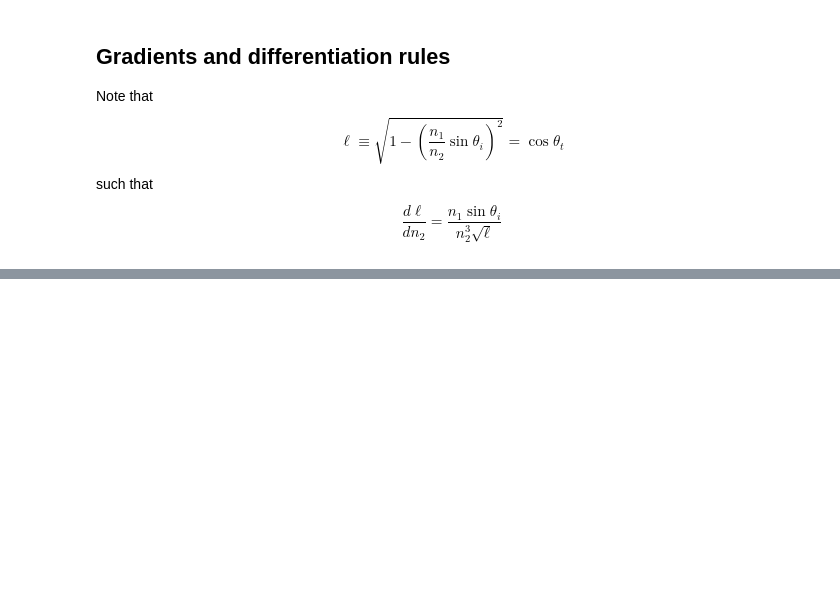
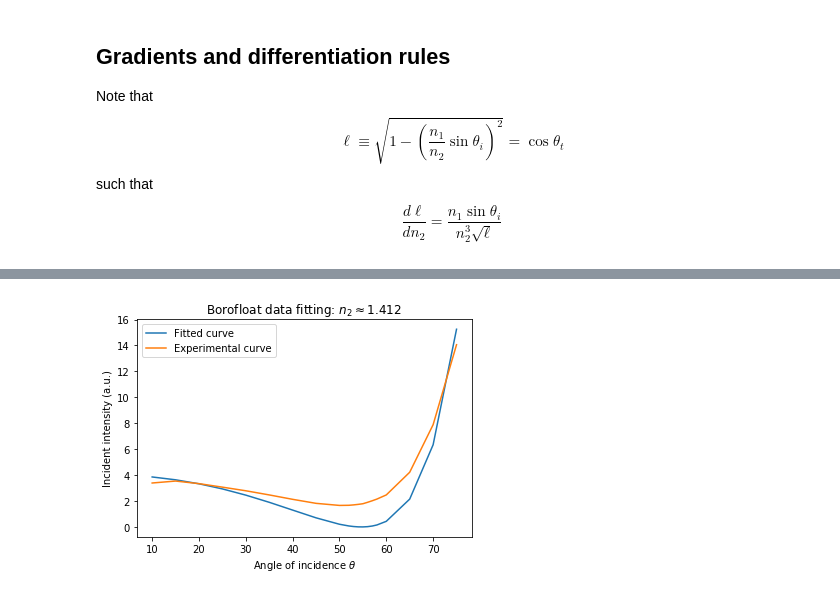
Before and after one commit to angeris/ee134-analysis, a Jupyter notebook: coefficient_optimization.ipynb, the cells around one changed output, grey strips where cells are left out. Cells and saved outputs as stored; diff of their text form; code cells hidden in the pictures; blank space fills up the shorter version.

```diff
--- a/coefficient_optimization.ipynb
+++ b/coefficient_optimization.ipynb
@@ -79,20 +84,19 @@ def grad_Rp(angle_i_rad, n_1, n_2):
 
     d_div = d_division(u, v, du, dv)
 
-
     return 2*(n_1*l - n_2*costi)/(n_1*l + n_2*costi)*d_div
 
-def sqrt_likelihood(angle_i_rad, n_1, n_2, coef, intensity_au):
+def sqrt_likelihood(angle_i_rad, n_1, n_2, coef, intensity_au, alpha=0):
     rp = Rp(angle_i_rad, n_1, n_2)
-    return coef*rp - intensity_au
+    return coef*rp - intensity_au - alpha
 
-def likelihood_grad_n2(angle_i_rad, n_1, n_2, coef, intensity_au):
-    l = sqrt_likelihood(angle_i_rad, n_1, n_2, coef, intensity_au)
+def likelihood_grad_n2(angle_i_rad, n_1, n_2, coef, intensity_au, alpha=0):
+    l = sqrt_likelihood(angle_i_rad, n_1, n_2, coef, intensity_au, alpha)
     d_rp = grad_Rp(angle_i_rad, n_1, n_2)
     return 2*l*d_rp
 
-def likelihood_grad_coef(angle_i_rad, n_1, n_2, coef, intensity_au):
-    l = sqrt_likelihood(angle_i_rad, n_1, n_2, coef, intensity_au)
+def likelihood_grad_coef(angle_i_rad, n_1, n_2, coef, intensity_au, alpha=0):
+    l = sqrt_likelihood(angle_i_rad, n_1, n_2, coef, intensity_au, alpha)
     rp = Rp(angle_i_rad, n_1, n_2)
     return 2*l*rp
 # %%
@@ -151,0 +163,19 @@ Found A : 68.926 and n_2 : 1.453
+# %%
+rp_out = []
+for angle in angle_deg:
+    angle_rad = angle*pi/180
+    if with_intercept:
+        rp_out.append(A*Rp(angle_rad, n_1, n_2) - alpha)
+    else:
+        rp_out.append(A*Rp(angle_rad, n_1, n_2))
+
+material_name = 'Borofloat'
+plot(angle_deg, rp_out, label='Fitted curve')
+plot(angle_deg, intensity_mV, label='Experimental curve')
+title('{} data fitting{}: $n_2 \\approx {:.3f}$'.format(material_name, ' with intercept' if with_intercept else '', n_2))
+xlabel(r'Angle of incidence $\theta$')
+ylabel(r'Incident intensity (a.u.)')
+legend()
+savefig('{}_data_fitting{}.png'.format(material_name.lower(), '_intercept' if with_intercept else ''), dpi=600)
+# %% [output]
+[figure, added]
```
Also changed, not shown: parts of 5 cells of this notebook, 6 other files.
